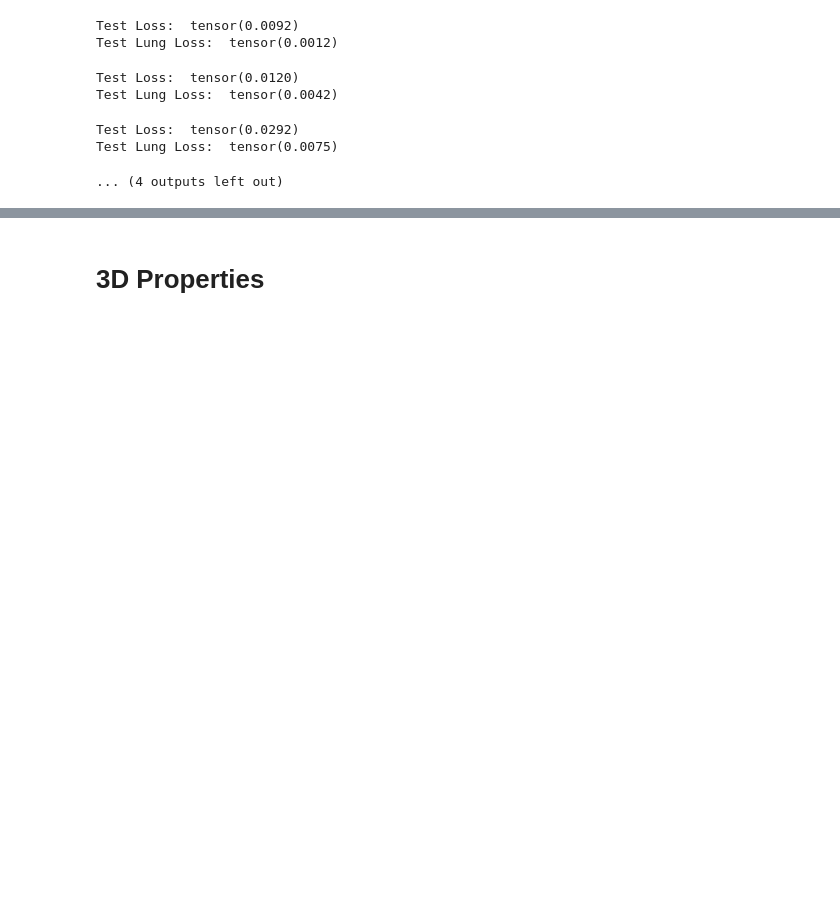
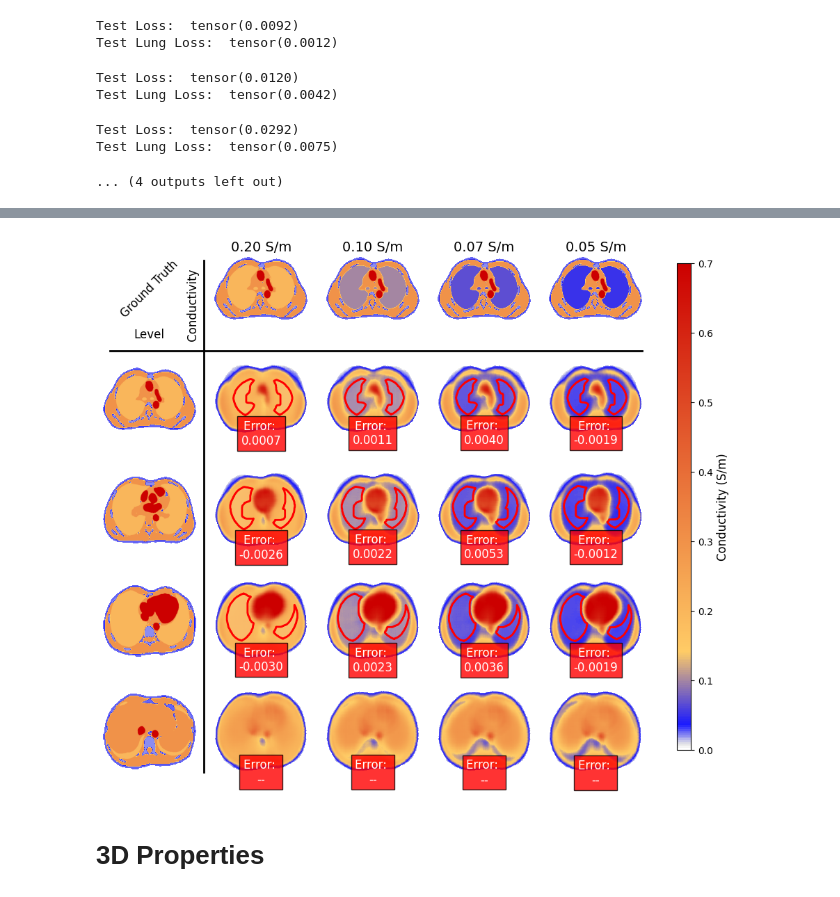
Before and after one commit to dmnk1308/RESIST, a Jupyter notebook: testing_and_plotting.ipynb, the cells around one changed output, grey strips where cells are left out. Cells and saved outputs as stored; diff of their text form; code cells hidden in the pictures; blank space fills up the shorter version.

```diff
--- a/testing_and_plotting.ipynb
+++ b/testing_and_plotting.ipynb
@@ -153,6 +164,7 @@ signals_case = torch.stack(signals_case, dim=0)
 electrodes_case = torch.stack(electrodes_case, dim=0)
 # masks_case = torch.stack(masks_case, dim=0)
 targets_case = torch.stack(targets_case, dim=0)
+targets_case_raw = targets_case
 # tissues_case = torch.stack(tissues_case, dim=0)
 nres = signals_case.shape[0]
 nlevel = cfg.data.point_levels_3d
@@ -561,0 +586,13 @@ Test Lung Loss:  tensor(0.0075)
+# %%
+unique_electrodes = electrodes_case[0,:,:,0,0,:].reshape(-1,3).numpy()
+electrodes_copy = copy.deepcopy(electrodes_case).reshape(-1,3).numpy()
+for e in unique_electrodes:
+    idx = np.all(np.equal(e, electrodes_copy).astype(bool), axis=1)
+    electrodes_copy[idx] += np.random.randn(1,3)*0.5
+unique_electrodes_noise = electrodes_copy.reshape(electrodes_case.shape)[0,:,:,0,0,:].reshape(4,-1,3)
+unique_electrodes = unique_electrodes.reshape(4,-1,3)
+electrodes_copy = torch.from_numpy(electrodes_copy.reshape(electrodes_case.shape))
+# %%
+targets_case_raw.shape
+points = points_case.reshape(4, 15, 512, 512, 3)[3,[1,5,9,13]].reshape(4,-1,3)
+targets = targets_case_raw.reshape(4, 15, 512, 512)[3,[1,5,9,13]]
@@ -562,3 +654,69 @@ Test Lung Loss:  tensor(0.0075)
+# %%
+nlevel = 4
+ncols = nres+1
+nrows = nlevel+1
+# set up figure
+fig, axes = plt.subplots(nrows, ncols, figsize=(int((ncols)*2), int(2*nrows)))
+cbar_ax = fig.add_axes([0.95, 0.15, 0.02, 0.7])  # [left, bottom, width, height]
+axes[0,0].text(0.5, 0.5, 'Ground Truth', ha='center', va='center', rotation=45)
+axes[0,0].text(0.5, 0., 'Level', ha='center', va='center', rotation=0)
+axes[0,0].text(0.97, 0.3, ' Conductivity', ha='center', va='center', rotation=90)
+axes[0,0].axis('off')
+
+for level in range(nlevel):
+    # GT across levels (choose cond. 0.05)
+    t = remove_empty_space(targets_case[0,level])
+    axes[level+1,0].imshow(t, vmin=0, vmax=0.7, cmap=cmap)
+    axes[level+1,0].axis('off')
+    for res in range(nres):
+        cond_value = np.mean(targets_case[res,level][lung_masks_case[i,level]==1])
+        # GT across cond. values (choose level 0)
+        if level == 0:
+            t = remove_empty_space(targets_case[res,level])
+            axes[0,res+1].imshow(t, vmin=0, vmax=0.7, cmap=cmap)
+            axes[0,res+1].axis('off')
+            axes[level,int(res+1)].set_title(f'{cond_value:.2f} S/m')
+        p, m = remove_empty_space(preds_case[res,level], lung_masks_case[res,level])
+        axes[level+1,res+1].imshow(p, vmin=0, vmax=0.7, cmap=cmap)
+        axes[level+1,res+1].imshow(m, cmap='Greys', alpha=0.1)
+        axes[level+1,res+1].axis('off')
+        plot_lung_contour(p, m, cond_value, axes[level+1,res+1])
+
+        axes[level+1,res+1].axis('off')
+        axes[level+1,res+1].set_facecolor('grey')
+
+# Add colorbar to the figure
+sm = plt.cm.ScalarMappable(cmap=cmap)
+sm.set_clim(0, 0.7)
+cbar = fig.colorbar(sm, cax=cbar_ax)
+cbar.set_label('Conductivity (S/m)')
+
+# Draw horizontal and vertical lines separating the lower right 4x4 grid
+# Use the figure's add_artist method to add lines at the required positions
+# Get the positions of the first row and first column of the lower right 4x4 grid
+top_left_of_4x4 = axes[1, 1].get_position()
+bottom_right_of_4x4 = axes[nrows-1, ncols-1].get_position()
+
+# Adjusted positions for the lines to be outside the plots
+horizontal_line_y = top_left_of_4x4.y1 + 0.0
+vertical_line_x = top_left_of_4x4.x0 - 0.0
+
+# Draw a horizontal line
+fig.add_artist(plt.Line2D([top_left_of_4x4.x0-0.15, bottom_right_of_4x4.x1],
+                        [horizontal_line_y+0.02, horizontal_line_y+0.02],
+                        color='black', linewidth=2))
+
+# Draw a vertical line
+fig.add_artist(plt.Line2D([vertical_line_x-0.015, vertical_line_x-0.015],
+                        [bottom_right_of_4x4.y0, top_left_of_4x4.y1+0.15],
+                        color='black', linewidth=2))
+
+# fig.suptitle(f'{test_dataset.cases[int(i/4)]}', fontsize=fontsize)
+# plt.tight_layout()
+plt.show()
+plt.close(fig)
+# %% [output]
+[figure, added]
 # %% [markdown]
 # 3D Properties
 # %%
```
Also changed, not shown: parts of 26 cells of this notebook, 7 other files.
